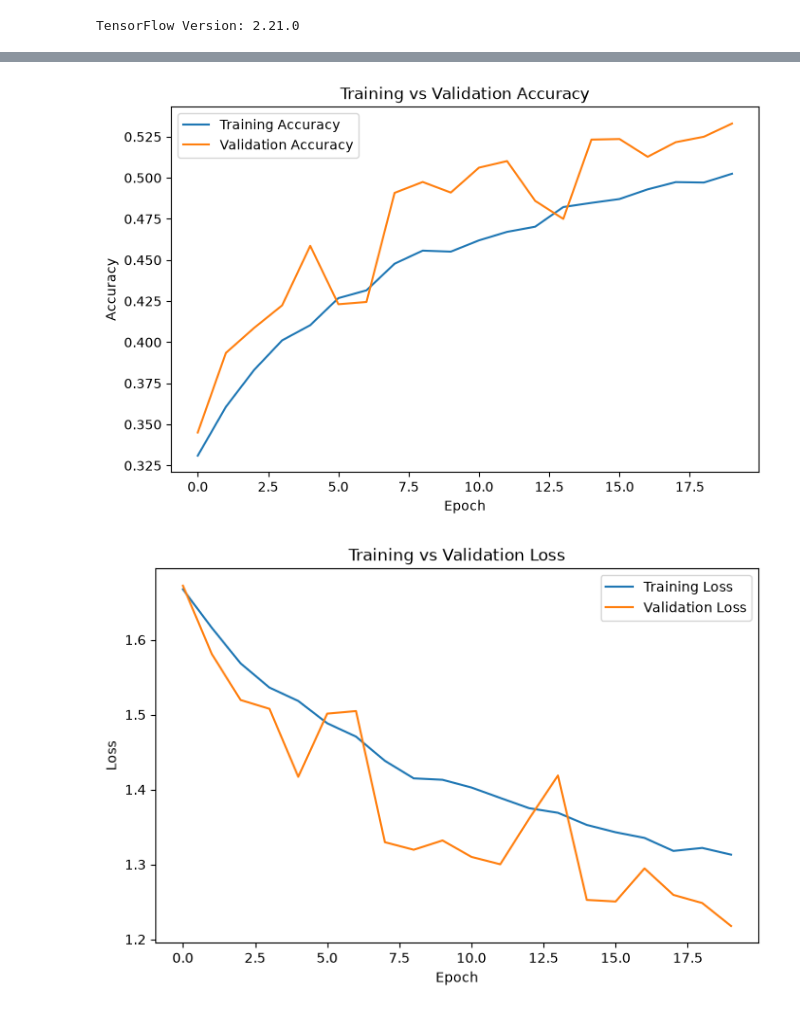
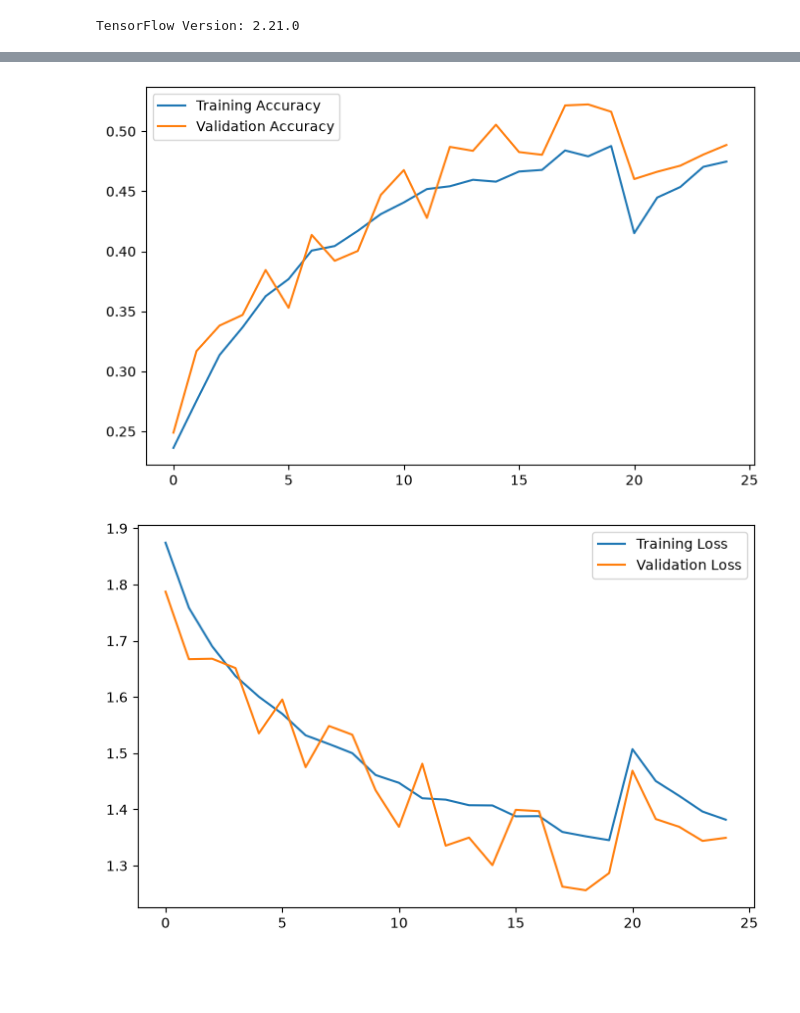
Before and after one commit to dharsh8886-lgtm/DeepFER, a Jupyter notebook: DeepFER.ipynb, the cells around one changed output, grey strips where cells are left out. Drawn from its saved outputs; the diff is of its cells as text; code cells hidden in the pictures; blank space fills up the shorter version.

```diff
--- a/DeepFER.ipynb
+++ b/DeepFER.ipynb
@@ -132,9 +131,11 @@ plt.show()
 # %%
+from tensorflow.keras.preprocessing.image import ImageDataGenerator
+
 IMG_SIZE = (48, 48)
 BATCH_SIZE = 32
 
 train_datagen = ImageDataGenerator(
-    rescale=1.0 / 255,
+    rescale=1./255,
     rotation_range=10,
     width_shift_range=0.1,
     height_shift_range=0.1,
@@ -144,5 +145,5 @@ train_datagen = ImageDataGenerator(
 )
 
 test_datagen = ImageDataGenerator(
-    rescale=1.0 / 255
+    rescale=1./255
 )
@@ -258,9 +277,13 @@ Model: "sequential"
 # %%
 model.compile(
-    optimizer="adam",
+
+    optimizer=tf.keras.optimizers.Adam(learning_rate=0.001),
+
     loss="categorical_crossentropy",
+
     metrics=["accuracy"]
+
 )
 
-print("Model compiled successfully.")
+print("CNN compiled successfully.")
 # %% [output]
@@ -397,28 +425,22 @@ plt.show()
 # %%
+acc = history.history["accuracy"] + history_fine.history["accuracy"]
+val_acc = history.history["val_accuracy"] + history_fine.history["val_accuracy"]
+
 plt.figure(figsize=(8,5))
-
-plt.plot(history.history["accuracy"], label="Training Accuracy")
-plt.plot(history.history["val_accuracy"], label="Validation Accuracy")
-
-plt.title("Training vs Validation Accuracy")
-plt.xlabel("Epoch")
-plt.ylabel("Accuracy")
+plt.plot(acc, label="Training Accuracy")
+plt.plot(val_acc, label="Validation Accuracy")
 plt.legend()
-
 plt.show()
 # %% [output]
-[figure, old version]
+[figure, new version]
 # %%
+loss = history.history["loss"] + history_fine.history["loss"]
+val_loss = history.history["val_loss"] + history_fine.history["val_loss"]
+
 plt.figure(figsize=(8,5))
-
-plt.plot(history.history["loss"], label="Training Loss")
-plt.plot(history.history["val_loss"], label="Validation Loss")
-
-plt.title("Training vs Validation Loss")
-plt.xlabel("Epoch")
-plt.ylabel("Loss")
+plt.plot(loss, label="Training Loss")
+plt.plot(val_loss, label="Validation Loss")
 plt.legend()
-
 plt.show()
 # %% [output]
-[figure, old version]
+[figure, new version]
```
Also changed, not shown: parts of 13 cells of this notebook, 2 other files.
